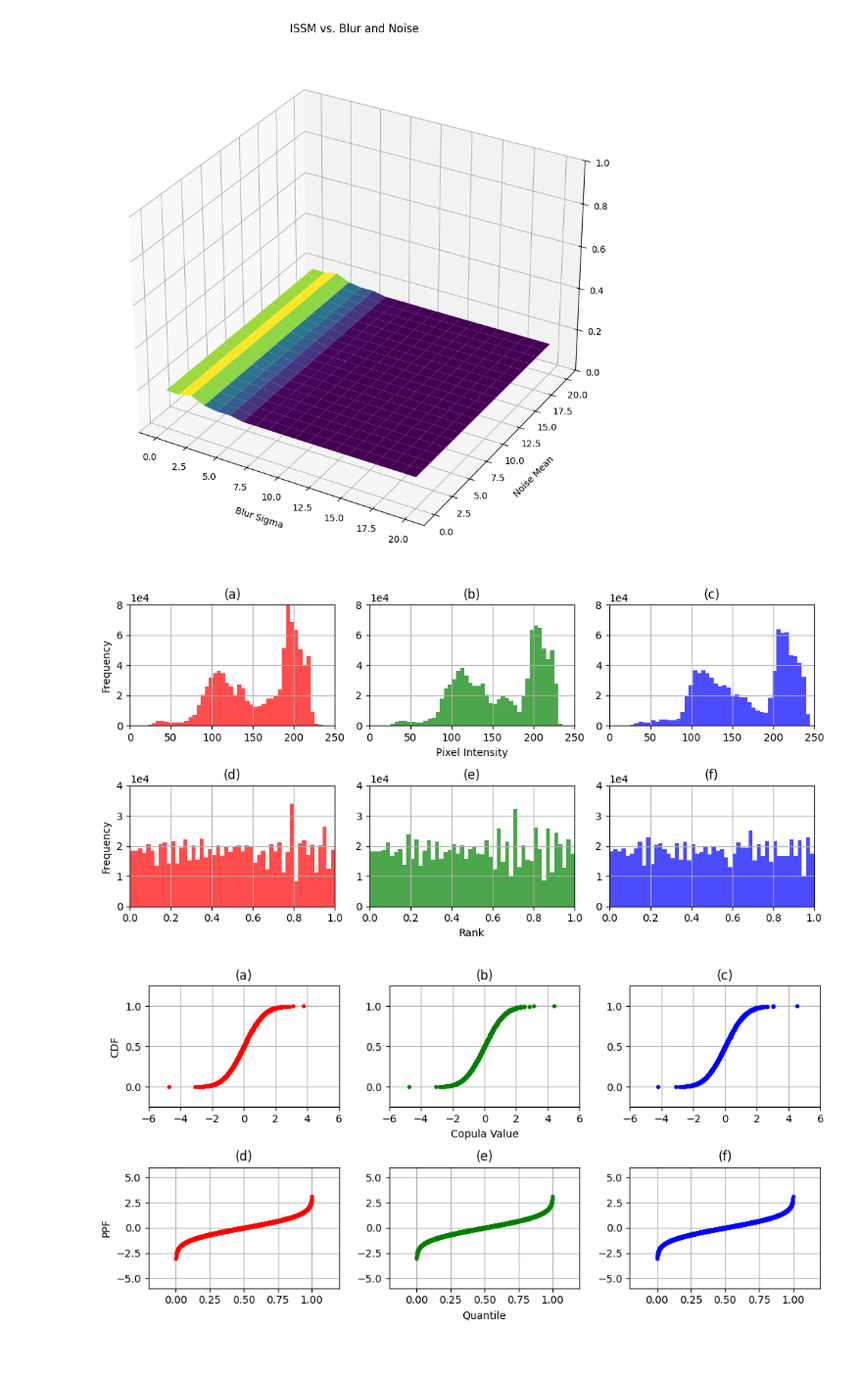
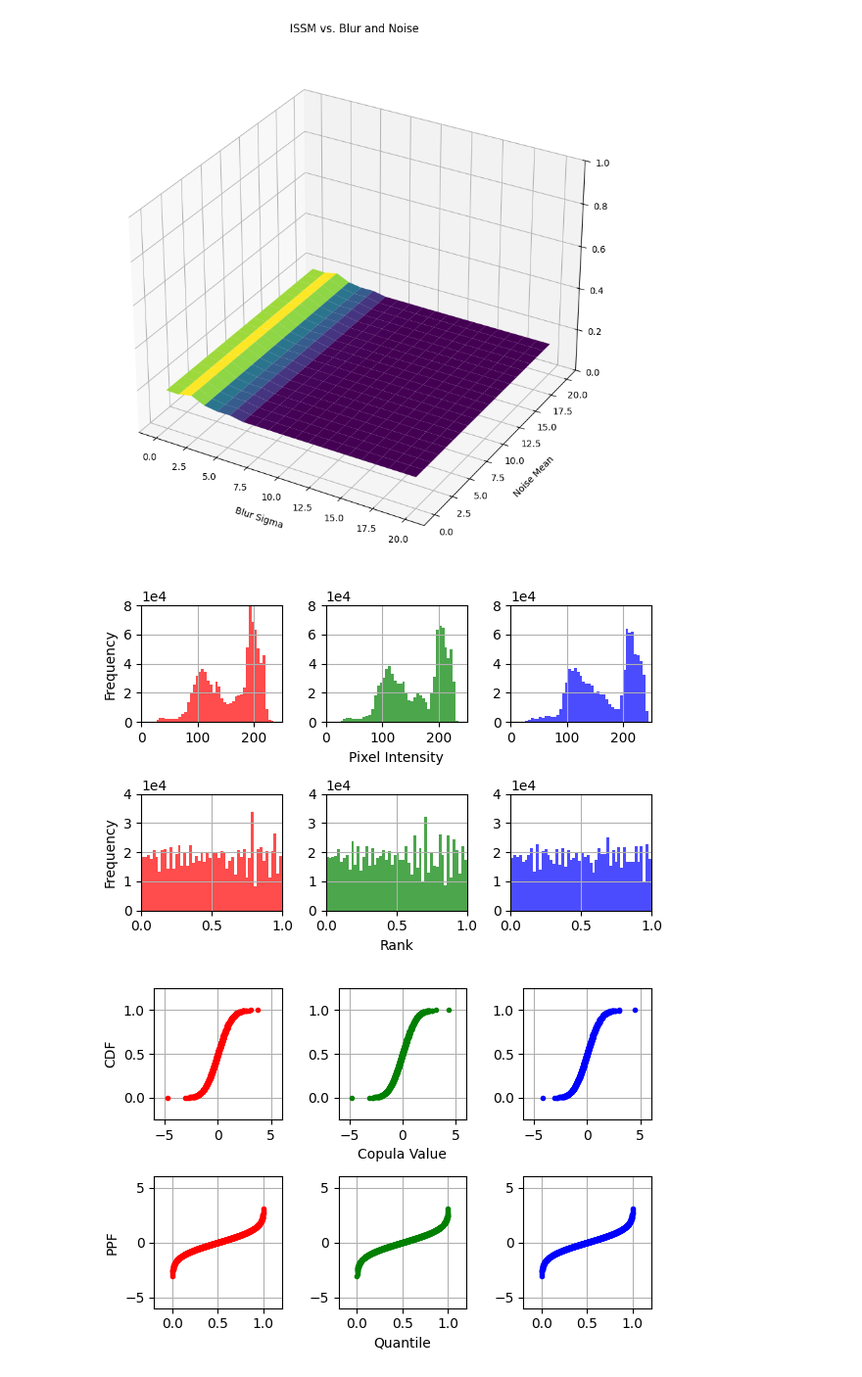
Before and after one commit to safouaneelg/copulasimilarity, a Jupyter notebook: Comparative_study_eval.ipynb, the cells around one changed output. Shown at 98% size. Saved outputs shown, nothing was run; the diff lists cells and outputs as text; code cells hidden in the pictures.

```diff
--- a/Comparative_study_eval.ipynb
+++ b/Comparative_study_eval.ipynb
@@ -598,7 +607,7 @@ def plot_features_and_distributions(image_path):
     channels = ['Red', 'Green', 'Blue']
 
     # First figure for flattened features and ranks
-    plt.figure(figsize=(10, 5))
+    plt.figure(figsize=(6, 4))
 
     for i in range(3):
         channel_data = image[:, :, i].flatten()
@@ -609,7 +618,7 @@ def plot_features_and_distributions(image_path):
         # Plot the flattened features
         plt.subplot(2, 3, i + 1)
         plt.hist(channel_data, bins=50, color=channels[i].lower(), alpha=0.7)
-        plt.title(f'({chr(97 + i)})')  # Titles as (a), (b), (c)
+        #plt.title(f'({chr(97 + i)})')  # Titles as (a), (b), (c)
         plt.xlim(0, 250)
         plt.ylim(0, 8e4)
         plt.grid(True)
@@ -626,7 +635,7 @@ def plot_features_and_distributions(image_path):
         # Plot the ranks
         plt.subplot(2, 3, i + 4)
         plt.hist(ranks, bins=50, color=channels[i].lower(), alpha=0.7)
-        plt.title(f'({chr(100 + i)})')  # Titles as (d), (e), (f)
+        #plt.title(f'({chr(100 + i)})')  # Titles as (d), (e), (f)
         plt.xlim(0, 1)
         plt.ylim(0, 4e4)
         plt.grid(True)
@@ -646,7 +655,7 @@ def plot_features_and_distributions(image_path):
 
 
     # Second figure for CDF and PPF
-    plt.figure(figsize=(10, 5))
+    plt.figure(figsize=(6, 4))
 
     for i in range(3):
         channel_data = image[:, :, i].flatten()
@@ -666,7 +675,7 @@ def plot_features_and_distributions(image_path):
         # Plot the CDF
         plt.subplot(2, 3, i + 1)
         plt.plot(sorted_copula, cdf, marker='.', linestyle='none', color=channels[i].lower())
-        plt.title(f'({chr(97 + i)})')  # Titles as (a), (b), (c)
+        #plt.title(f'({chr(97 + i)})')  # Titles as (a), (b), (c)
         plt.xlim(-6, 6)
         plt.ylim(-0.25, 1.25)
         plt.grid(True)
@@ -676,34 +685,34 @@ def plot_features_and_distributions(image_path):
             plt.ylabel('CDF')
         if i != 1:
             plt.xlabel('')  # Remove x label for left and right figures
         else:
             plt.xlabel('Copula Value')
 
         # Plot the PPF (Inverse CDF)
         plt.subplot(2, 3, i + 4)
         ppf_quantiles = np.linspace(0, 1, 1000)
         ppf = stats.norm.ppf(ppf_quantiles)
         plt.plot(ppf_quantiles, ppf, marker='.', linestyle='none', color=channels[i].lower())
-        plt.title(f'({chr(100 + i)})')  # Titles as (d), (e), (f)
+        #plt.title(f'({chr(100 + i)})')  # Titles as (d), (e), (f)
         plt.xlim(-0.2, 1.2)
         plt.ylim(-6, 6)
         plt.grid(True)
         if i != 0:
             plt.ylabel('')  # Remove y label for middle and right plots
         else:
             plt.ylabel('PPF')
         if i != 1:
             plt.xlabel('')  # Remove x label for left and right figures
         else:
             plt.xlabel('Quantile')
 
     plt.tight_layout()
     plt.savefig('cdf_and_ppf.pdf', format='pdf')  # Save as PDF
     plt.show()
 
 # Path to your image
-image_path = 'image_test.jpg'
+image_path = 'examples/image_test.jpg'
 plot_features_and_distributions(image_path)
 # %% [output]
-[figure, old version]
+[figure, new version]
-[figure, old version]
+[figure, new version]
```
Also changed, not shown: parts of 1 cell of this notebook.
